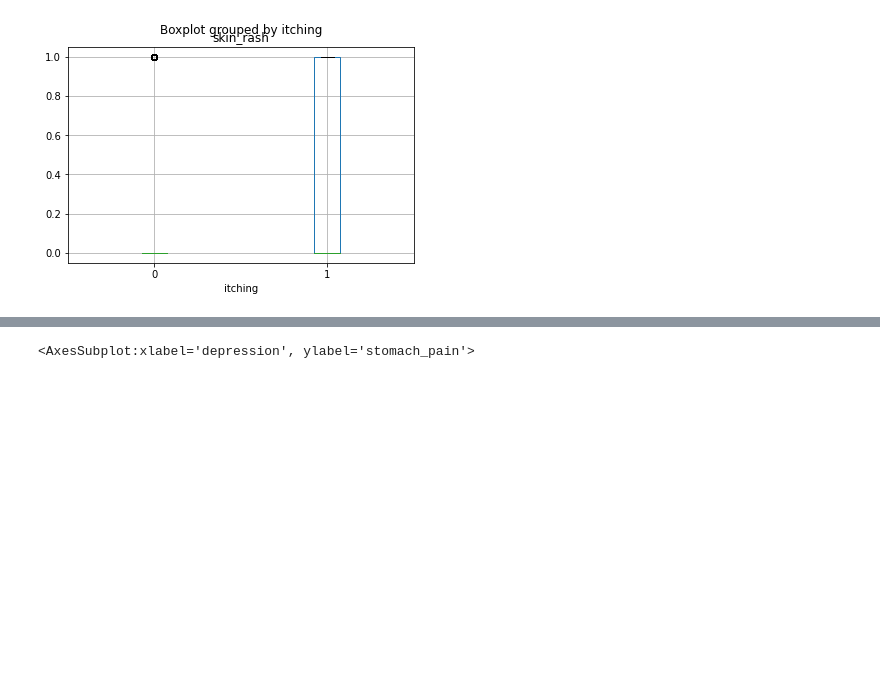
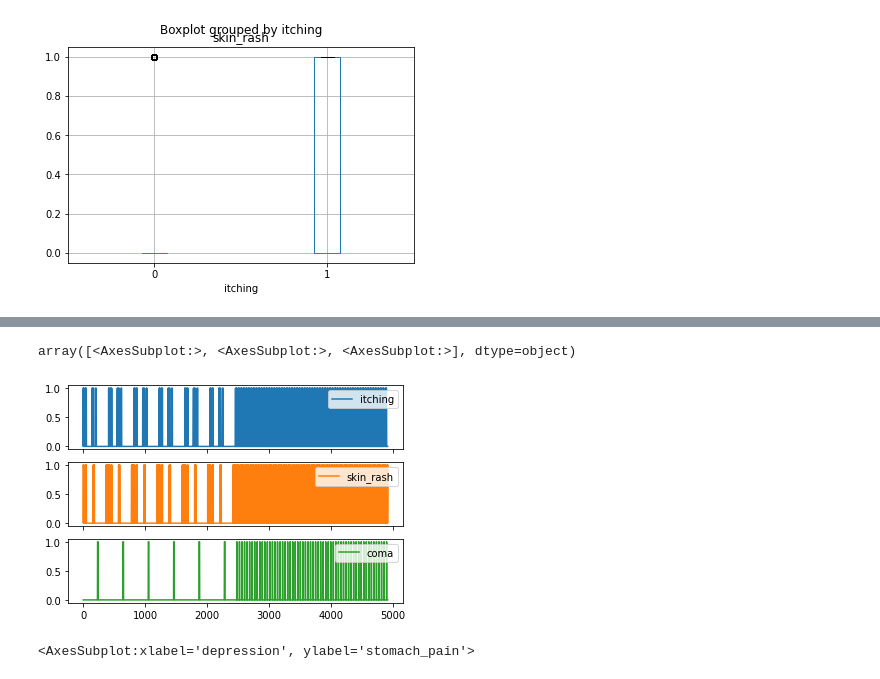
Before and after one commit to Aya-gamal2211/CodeAlpha_Disease_Prediction_from_Medical_Data, a Jupyter notebook: CodeAlpha_Disease_Prediction.ipynb, the cells around one changed output, grey strips where cells are left out. Saved outputs shown, nothing was run; the diff lists cells and outputs as text; code cells hidden in the pictures; blank space fills up the shorter version.

```diff
--- a/CodeAlpha_Disease_Prediction.ipynb
+++ b/CodeAlpha_Disease_Prediction.ipynb
@@ -152,3 +176,8 @@ train_data.boxplot(column ='skin_rash', by='itching') #boxplot shows outlier, me
+# %%
+data1.plot(subplots =True)
+# %% [output]
+array([<AxesSubplot:>, <AxesSubplot:>, <AxesSubplot:>], dtype=object)
+[figure, added]
 # %%
 train_data.plot(kind= "scatter",x="depression", y="stomach_pain")
 # %% [output]
```
Also changed, not shown: parts of 28 cells of this notebook.
